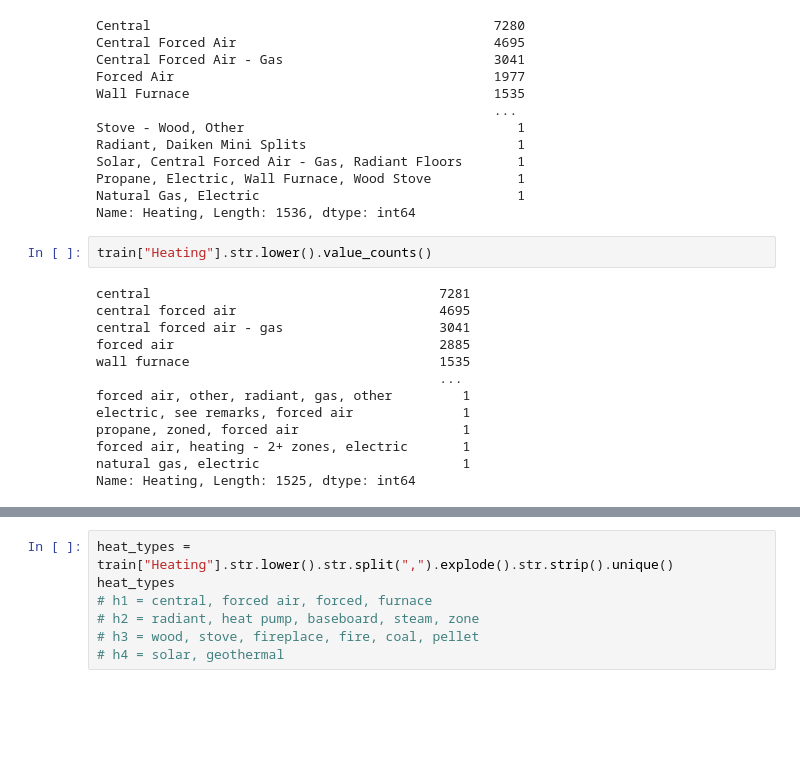
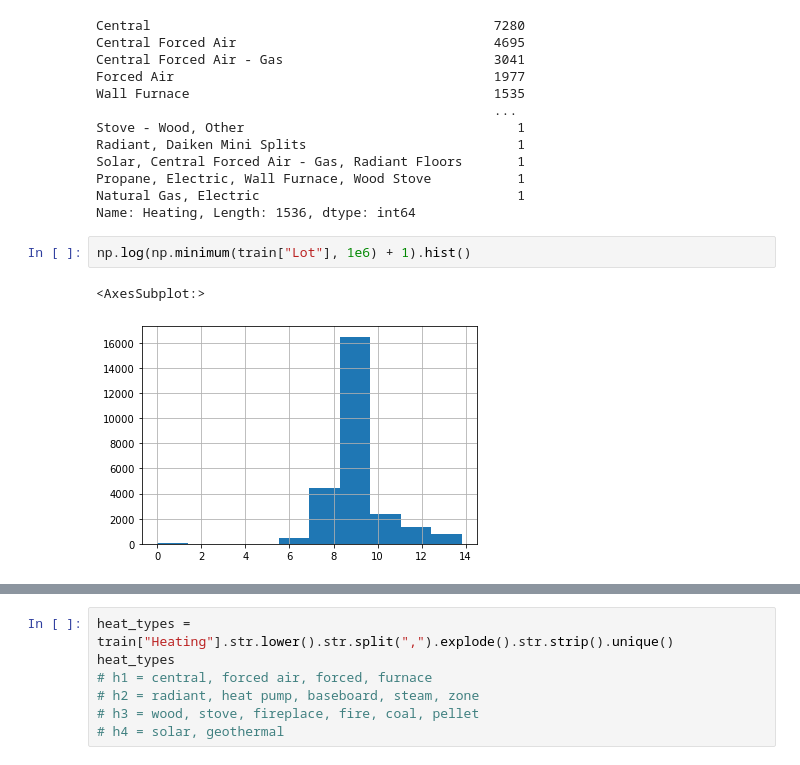
Before and after one commit to tom-farmer/Predictive-Analytics-Hackathon-2022, a Jupyter notebook: notebooks/modeling.ipynb, the cells around one changed output, grey strips where cells are left out. Cells and saved outputs as stored; diff of their text form; blank space fills up the shorter version.

```diff
--- a/notebooks/modeling.ipynb
+++ b/notebooks/modeling.ipynb
@@ -86,17 +86,7 @@ Propane, Electric, Wall Furnace, Wood Stove           1
 Natural Gas, Electric                                 1
 Name: Heating, Length: 1536, dtype: int64
 # %%
-train["Heating"].str.lower().value_counts()
+np.log(np.minimum(train["Lot"], 1e6) + 1).hist()
 # %% [output]
-central                                     7281
-central forced air                          4695
-central forced air - gas                    3041
-forced air                                  2885
-wall furnace                                1535
-                                            ...
-forced air, other, radiant, gas, other         1
-electric, see remarks, forced air              1
-propane, zoned, forced air                     1
-forced air, heating - 2+ zones, electric       1
-natural gas, electric                          1
-Name: Heating, Length: 1525, dtype: int64
+<AxesSubplot:>
+[figure, added]
```
Also changed, not shown: parts of 15 cells of this notebook.
